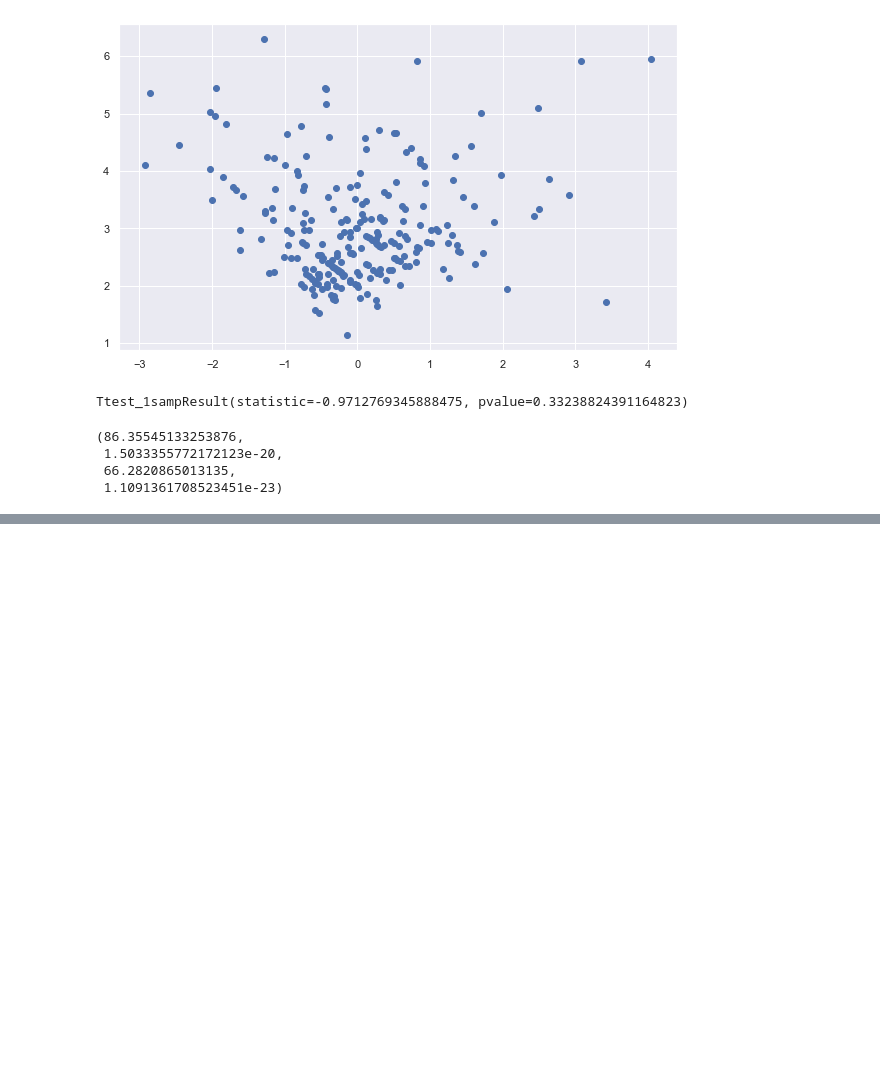
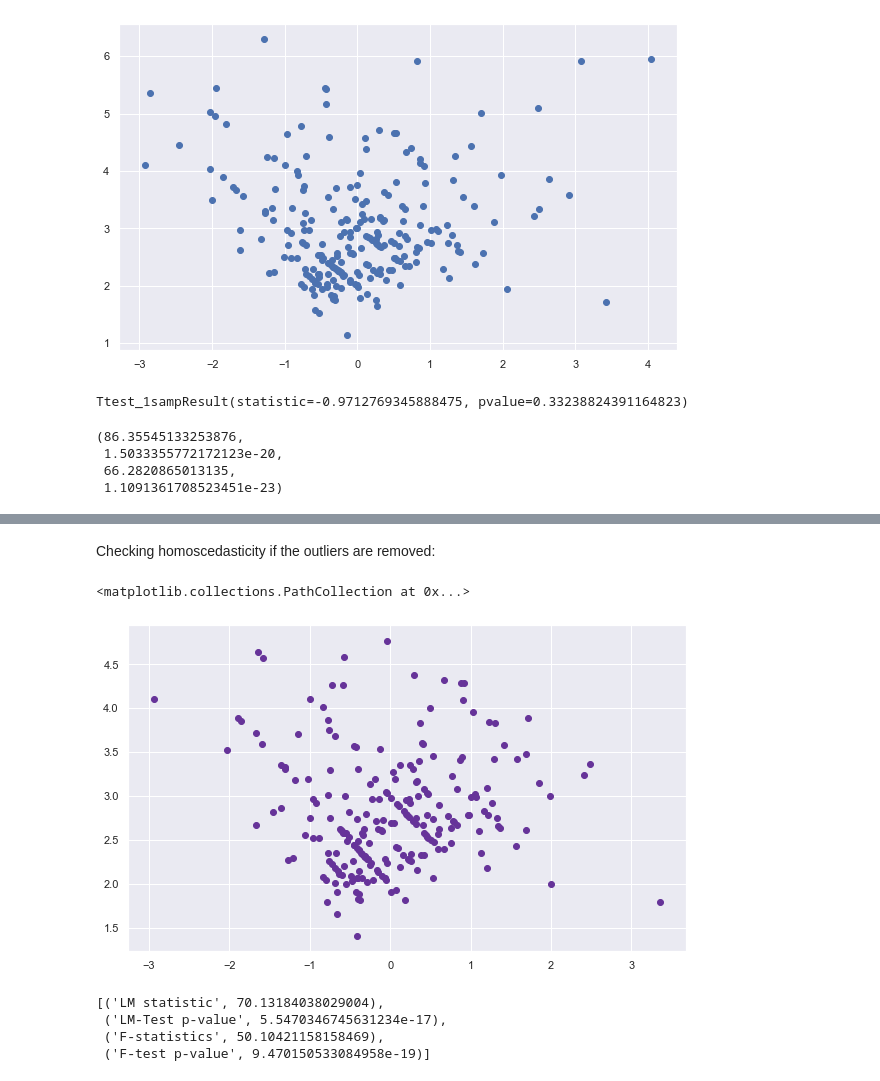
Before and after one commit to JuliaMal/Fundamentals_project, a Jupyter notebook: Tips.ipynb, the cells around one changed output, grey strips where cells are left out. Cells and saved outputs as stored; diff of their text form; code cells hidden in the pictures; blank space fills up the shorter version.

```diff
--- a/Tips.ipynb
+++ b/Tips.ipynb
@@ -744,0 +839,28 @@ lm, lm_pvalue, fvalue, f_pvalue
+# %% [markdown]
+Checking homoscedasticity if the outliers are removed:
+# %%
+df_new = pd.read_csv("tips_outliers_removed.csv")
+# %%
+# Run regression:
+reg = smf.ols('tip ~ total_bill', data=df_new).fit()
+
+# Calculating residuals:
+pred_val = reg.fittedvalues.copy()
+true_val = df_new['tip'].values.copy()
+residual = true_val - pred_val
+
+# Plotting Residual vs Predicted value
+fig = plt.figure(figsize=(10,6))
+plt.scatter(residual, pred_val, color="rebeccapurple")
+# %% [output]
+<matplotlib.collections.PathCollection at 0x...>
+[figure, added]
+# %%
+name = ['LM statistic', 'LM-Test p-value', 'F-statistics', 'F-test p-value']
+test = smd.het_breuschpagan(residual, df_new[['total_bill', 'tip']])
+lzip(name, test)
+# %% [output]
+[('LM statistic', 70.13184038029004),
+ ('LM-Test p-value', 5.5470346745631234e-17),
+ ('F-statistics', 50.10421158158469),
+ ('F-test p-value', 9.470150533084958e-19)]
```
Also changed, not shown: parts of 18 cells of this notebook.
